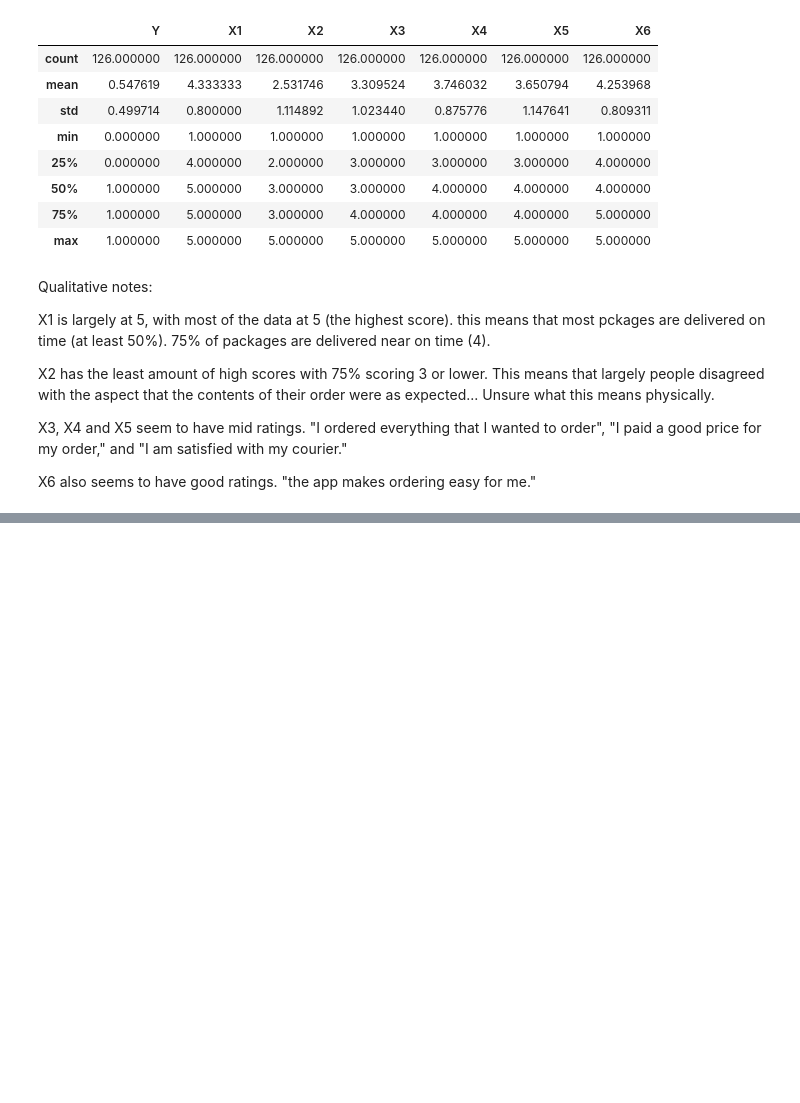
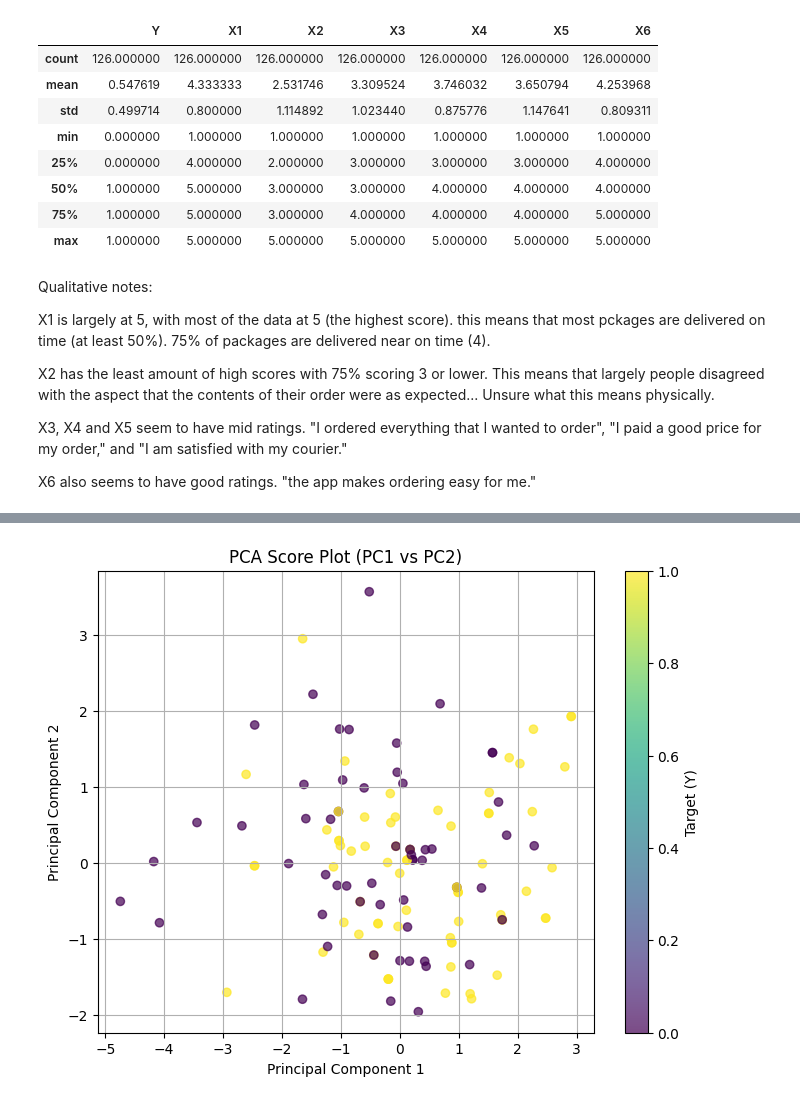
Before and after one commit to ZachBurghgraef/Happy-Customers-Streamlit-App, a Jupyter notebook: notebooks/exploration/exploratory.ipynb, the cells around one changed output, grey strips where cells are left out. Cells and saved outputs as stored; diff of their text form; code cells hidden in the pictures; blank space fills up the shorter version.

```diff
--- a/notebooks/exploration/exploratory.ipynb
+++ b/notebooks/exploration/exploratory.ipynb
@@ -126,0 +118,84 @@ Fitting 5 folds for each of 5 candidates, totalling 25 fits
+# %%
+import matplotlib.pyplot as plt
+import numpy as np
+import pandas as pd
+from sklearn.decomposition import PCA
+from sklearn.preprocessing import StandardScaler
+
+# 1. Assume 'df' contains columns X1 to X6 and your target column 'y'
+# df = pd.read_csv('your_data.csv')
+
+# 2. Separate features and target
+features = ['X1', 'X2', 'X3', 'X4', 'X5', 'X6']
+x = df[features].values
+y = df['Y'].values
+
+# 3. Standardize the data
+x_scaled = StandardScaler().fit_transform(x)
+
+# 4. Keep all 6 components
+pca = PCA(n_components=6)
+principal_components = pca.fit_transform(x_scaled)
+
+# 5. Create a DataFrame for all 6 PCs
+pc_columns = [f'PC{i+1}' for i in range(6)]
+pca_df = pd.DataFrame(data=principal_components, columns=pc_columns)
+pca_df['Y'] = y
+
+# ==========================================
+# PLOT 1: PCA Score Plot (Colored by Target 'Y')
+# ==========================================
+plt.figure(figsize=(8, 6))
+scatter = plt.scatter(
+    pca_df['PC1'], pca_df['PC2'], c=pca_df['Y'], cmap='viridis', alpha=0.7
+)
+plt.colorbar(scatter, label='Target (Y)')
+plt.title('PCA Score Plot (PC1 vs PC2)')
+plt.xlabel('Principal Component 1')
+plt.ylabel('Principal Component 2')
+plt.grid(True)
+plt.show()
+
+# ==========================================
+# PLOT 2: PCA Loading Plot (PC1 vs PC2)
+# ==========================================
+loadings = pca.components_  # Shape: (6, 6) -> (n_components, n_features)
+
+plt.figure(figsize=(8, 6))
+# Plot vectors from the origin for PC1 and PC2
+for i, feature in enumerate(features):
+    plt.arrow(
+        0,
+        0,
+        loadings[0, i],
+        loadings[1, i],
+        color='r',
+        alpha=0.8,
+        head_width=0.03,
+    )
+    plt.text(
+        loadings[0, i] * 1.15,
+        loadings[1, i] * 1.15,
+        feature,
+        color='g',
+        ha='center',
+        va='center',
+        fontweight='bold',
+    )
+
+plt.xlim(-1, 1)
+plt.ylim(-1, 1)
+plt.axhline(0, color='black', linewidth=0.5, linestyle='--')
+plt.axvline(0, color='black', linewidth=0.5, linestyle='--')
+plt.title('PCA Loading Plot (Feature Contributions to PC1 & PC2)')
+plt.xlabel('PC1 Loadings')
+plt.ylabel('PC2 Loadings')
+plt.grid(True)
+plt.show()
+
+# Optional: Print the full loadings matrix for all 6 PCs
+loadings_df = pd.DataFrame(loadings, columns=features, index=pc_columns)
+print('\nLoadings Matrix for all 6 PCs:')
+print(loadings_df)
+# %% [output]
+[figure, added]
```
Also changed, not shown: parts of 18 cells of this notebook, 23 other files.
